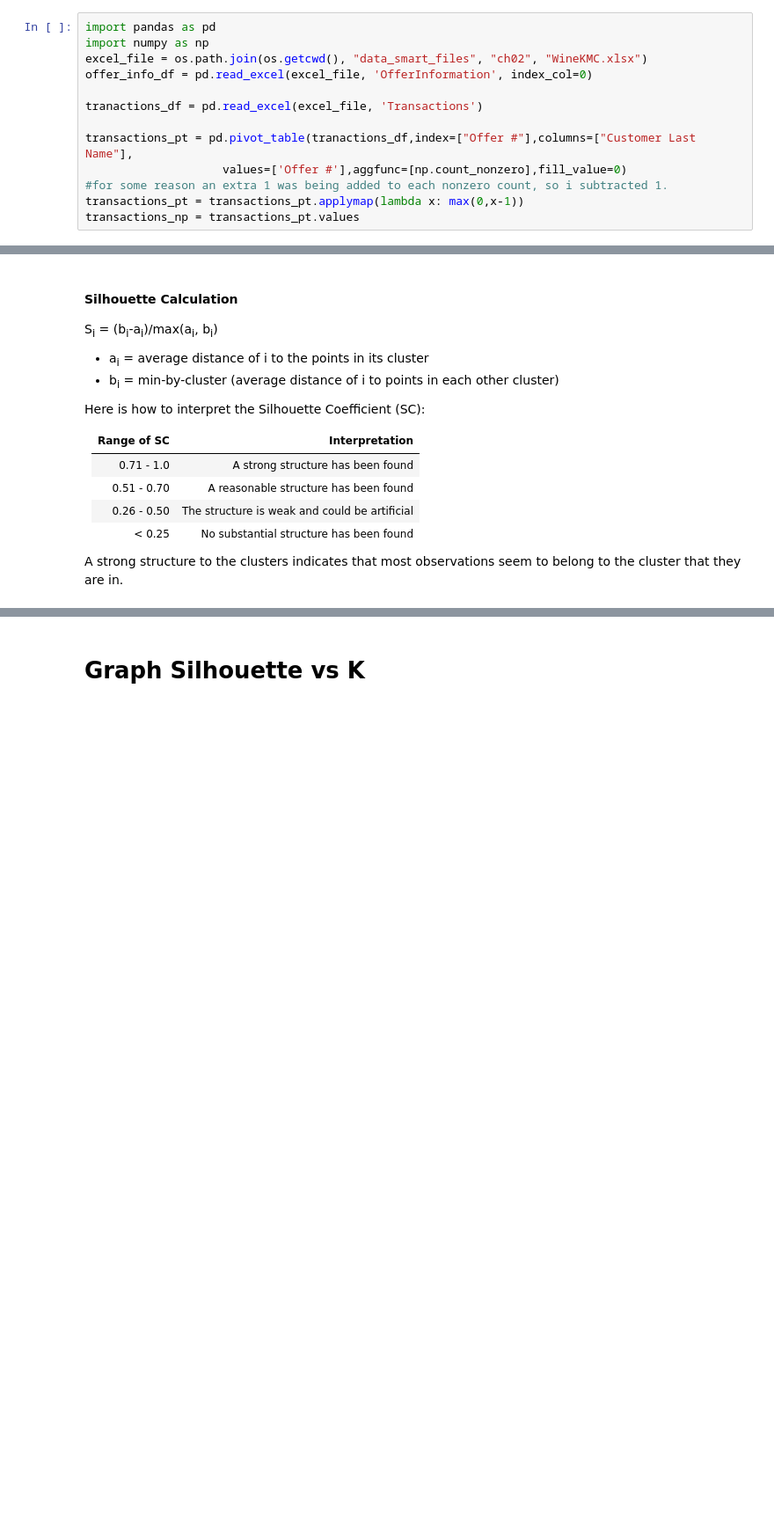
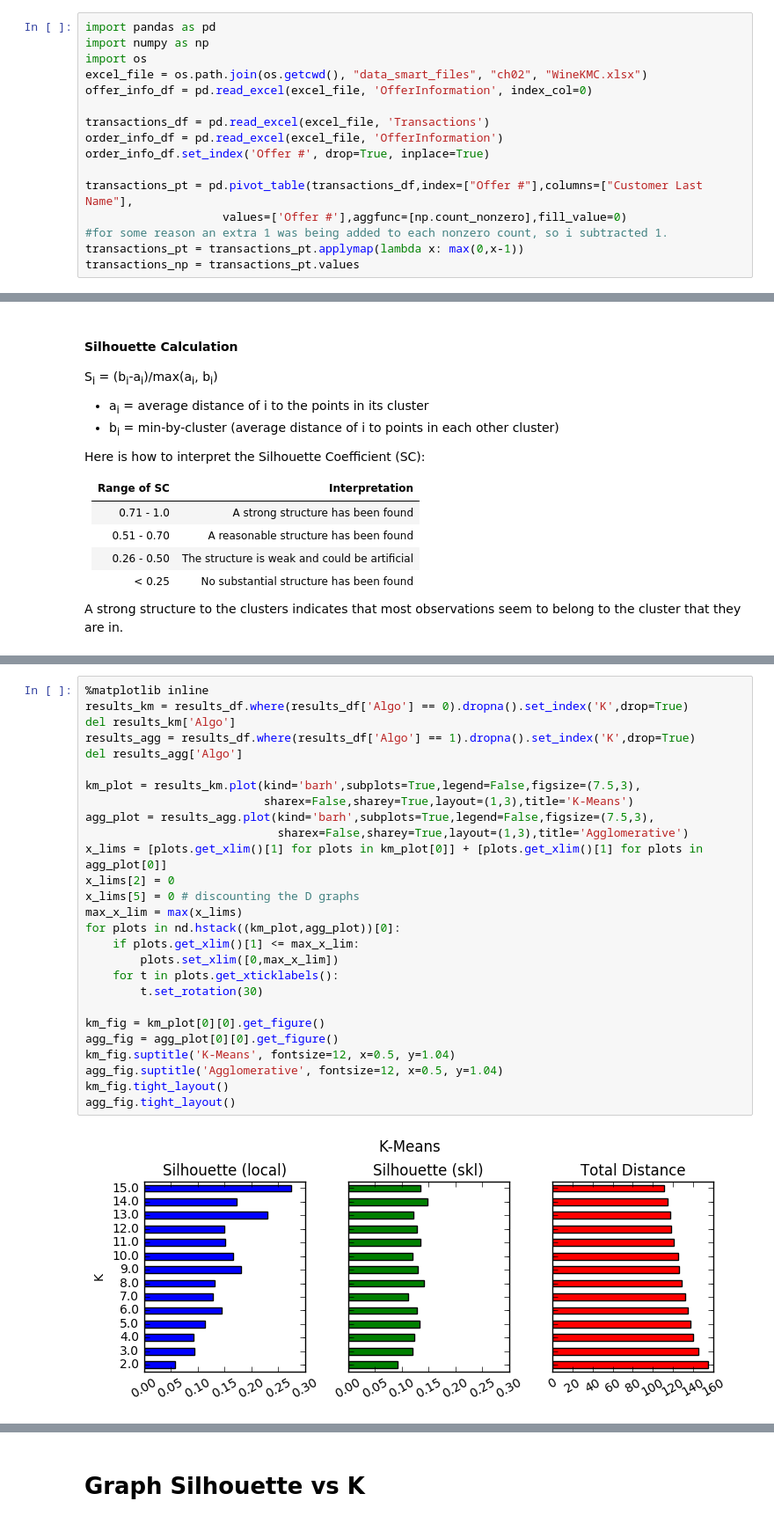
Before and after one commit to slstarnes/data-smart-sans-excel, a Jupyter notebook: Data Smart Sans Excel - Ch. 2.ipynb, the cells around one changed output, grey strips where cells are left out. Shown at 88% size. Cells and saved outputs as stored; diff of their text form; blank space fills up the shorter version.

```diff
--- a/Data Smart Sans Excel - Ch. 2.ipynb
+++ b/Data Smart Sans Excel - Ch. 2.ipynb
@@ -9,12 +9,15 @@ If you have not downloaded the Data Smart files then run the first code block of
 # %%
 import pandas as pd
 import numpy as np
+import os
 excel_file = os.path.join(os.getcwd(), "data_smart_files", "ch02", "WineKMC.xlsx")
 offer_info_df = pd.read_excel(excel_file, 'OfferInformation', index_col=0)
 
-tranactions_df = pd.read_excel(excel_file, 'Transactions')
+transactions_df = pd.read_excel(excel_file, 'Transactions')
+order_info_df = pd.read_excel(excel_file, 'OfferInformation')
+order_info_df.set_index('Offer #', drop=True, inplace=True)
 
-transactions_pt = pd.pivot_table(tranactions_df,index=["Offer #"],columns=["Customer Last Name"],
+transactions_pt = pd.pivot_table(transactions_df,index=["Offer #"],columns=["Customer Last Name"],
                     values=['Offer #'],aggfunc=[np.count_nonzero],fill_value=0)
 #for some reason an extra 1 was being added to each nonzero count, so i subtracted 1.
 transactions_pt = transactions_pt.applymap(lambda x: max(0,x-1))
@@ -379,0 +601,29 @@ Offer #
+# %%
+%matplotlib inline
+results_km = results_df.where(results_df['Algo'] == 0).dropna().set_index('K',drop=True)
+del results_km['Algo']
+results_agg = results_df.where(results_df['Algo'] == 1).dropna().set_index('K',drop=True)
+del results_agg['Algo']
+
+km_plot = results_km.plot(kind='barh',subplots=True,legend=False,figsize=(7.5,3),
+                          sharex=False,sharey=True,layout=(1,3),title='K-Means')
+agg_plot = results_agg.plot(kind='barh',subplots=True,legend=False,figsize=(7.5,3),
+                            sharex=False,sharey=True,layout=(1,3),title='Agglomerative')
+x_lims = [plots.get_xlim()[1] for plots in km_plot[0]] + [plots.get_xlim()[1] for plots in agg_plot[0]]
+x_lims[2] = 0
+x_lims[5] = 0 # discounting the D graphs
+max_x_lim = max(x_lims)
+for plots in nd.hstack((km_plot,agg_plot))[0]:
+    if plots.get_xlim()[1] <= max_x_lim:
+        plots.set_xlim([0,max_x_lim])
+    for t in plots.get_xticklabels():
+        t.set_rotation(30)
+
+km_fig = km_plot[0][0].get_figure()
+agg_fig = agg_plot[0][0].get_figure()
+km_fig.suptitle('K-Means', fontsize=12, x=0.5, y=1.04)
+agg_fig.suptitle('Agglomerative', fontsize=12, x=0.5, y=1.04)
+km_fig.tight_layout()
+agg_fig.tight_layout()
+# %% [output]
+[figure, added]
```
Also changed, not shown: parts of 64 cells of this notebook.
